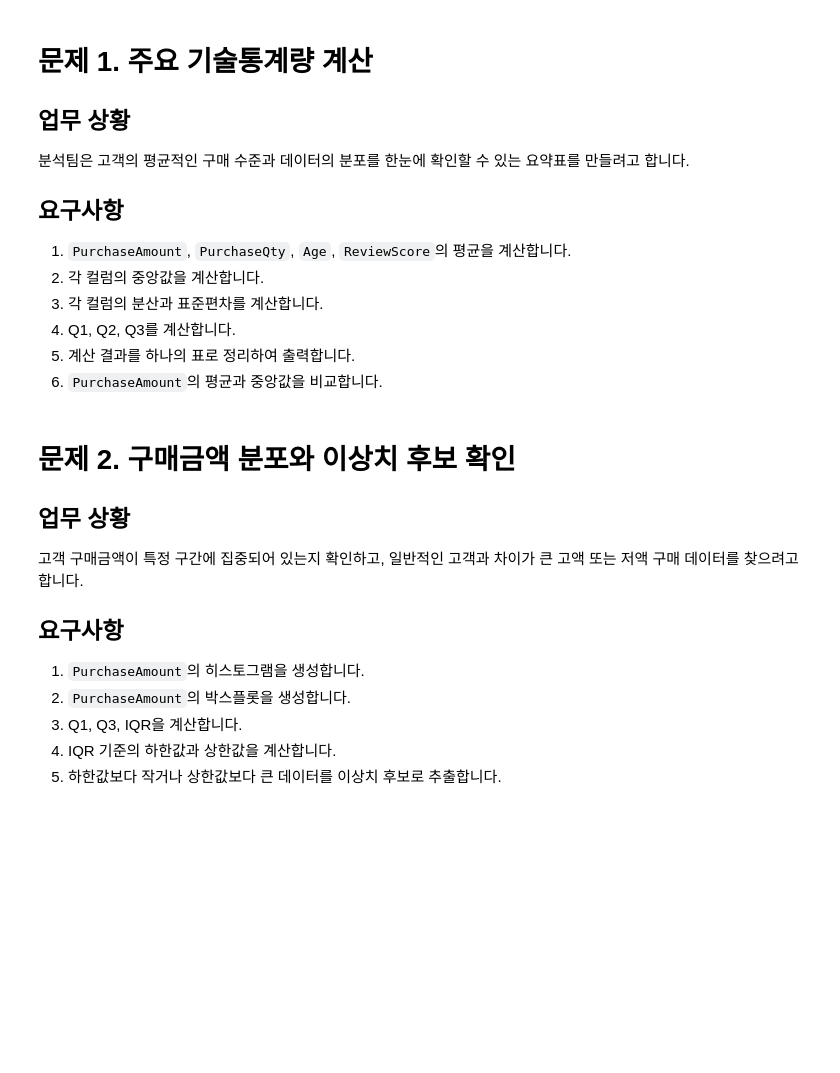
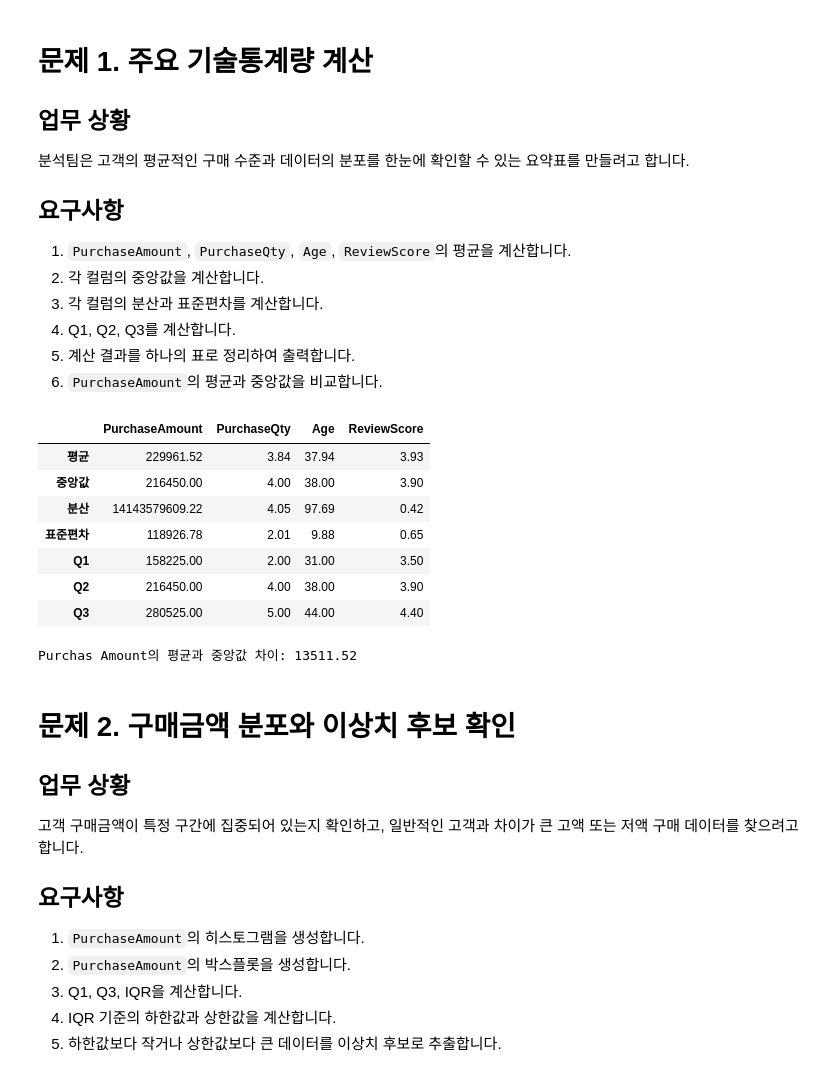
Before and after one commit to takkoyakki143/python-basic-assignment--, a Jupyter notebook: basic-statistics-assignment-서윤하/Part1_고객구매데이터_기술통계및이상치분석_실습.ipynb, the cells around one changed output. Saved outputs shown, nothing was run; the diff lists cells and outputs as text; code cells hidden in the pictures; blank space fills up the shorter version.

```diff
--- a/basic-statistics-assignment-서윤하/Part1_고객구매데이터_기술통계및이상치분석_실습.ipynb
+++ b/basic-statistics-assignment-서윤하/Part1_고객구매데이터_기술통계및이상치분석_실습.ipynb
@@ -84,3 +82,59 @@ analysis_df[analysis_columns].head()
+# %%
+# 문제 1 코드를 작성하세요.
+pd.options.display.float_format = '{:.2f}'.format
+
+result = pd.DataFrame({
+    "PurchaseAmount":[
+        analysis_df['PurchaseAmount'].mean(),
+        analysis_df['PurchaseAmount'].median(),
+        analysis_df['PurchaseAmount'].var(),
+        analysis_df['PurchaseAmount'].std(),
+        analysis_df['PurchaseAmount'].quantile(0.25),
+        analysis_df['PurchaseAmount'].quantile(0.5),
+        analysis_df['PurchaseAmount'].quantile(0.75)
+    ],
+    "PurchaseQty":[
+        analysis_df['PurchaseQty'].mean(),
+        analysis_df['PurchaseQty'].median(),
+        analysis_df['PurchaseQty'].var(),
+        analysis_df['PurchaseQty'].std(),
+        analysis_df['PurchaseQty'].quantile(0.25),
+        analysis_df['PurchaseQty'].quantile(0.5),
+        analysis_df['PurchaseQty'].quantile(0.75)
+    ],
+    "Age":[
+        analysis_df['Age'].mean(),
+        analysis_df['Age'].median(),
+        analysis_df['Age'].var(),
+        analysis_df['Age'].std(),
+        analysis_df['Age'].quantile(0.25),
+        analysis_df['Age'].quantile(0.5),
+        analysis_df['Age'].quantile(0.75)
+    ],
+    "ReviewScore":[
+        analysis_df['ReviewScore'].mean(),
+        analysis_df['ReviewScore'].median(),
+        analysis_df['ReviewScore'].var(),
+        analysis_df['ReviewScore'].std(),
+        analysis_df['ReviewScore'].quantile(0.25),
+        analysis_df['ReviewScore'].quantile(0.5),
+        analysis_df['ReviewScore'].quantile(0.75)
+    ]
+}, index = ['평균', '중앙값', '분산', '표준편차', 'Q1', 'Q2', 'Q3'])
+
+display(result)
+
+print('Purchas Amount의 평균과 중앙값 차이:', round(analysis_df['PurchaseAmount'].mean() - analysis_df['PurchaseAmount'].median(), 2))
+# %% [output]
+|  | PurchaseAmount | PurchaseQty | Age | ReviewScore |
+| 평균 | 229961.52 | 3.84 | 37.94 | 3.93 |
+| 중앙값 | 216450.00 | 4.00 | 38.00 | 3.90 |
+| 분산 | 14143579609.22 | 4.05 | 97.69 | 0.42 |
+| 표준편차 | 118926.78 | 2.01 | 9.88 | 0.65 |
+| Q1 | 158225.00 | 2.00 | 31.00 | 3.50 |
+| Q2 | 216450.00 | 4.00 | 38.00 | 3.90 |
+| Q3 | 280525.00 | 5.00 | 44.00 | 4.40 |
+Purchas Amount의 평균과 중앙값 차이: 13511.52
 # %% [markdown]
 # 문제 2. 구매금액 분포와 이상치 후보 확인
 
```
Also changed, not shown: parts of 3 cells of this notebook.
